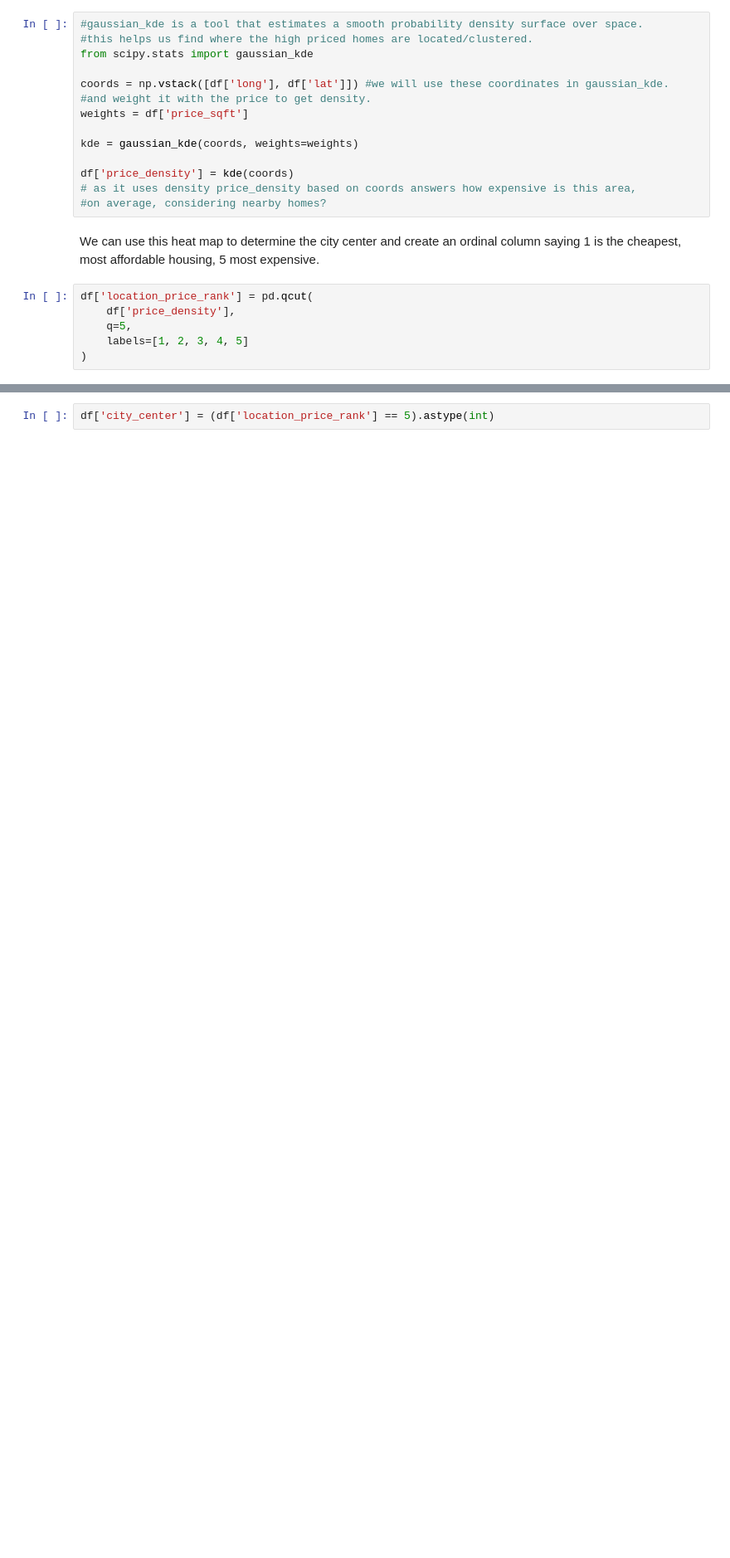
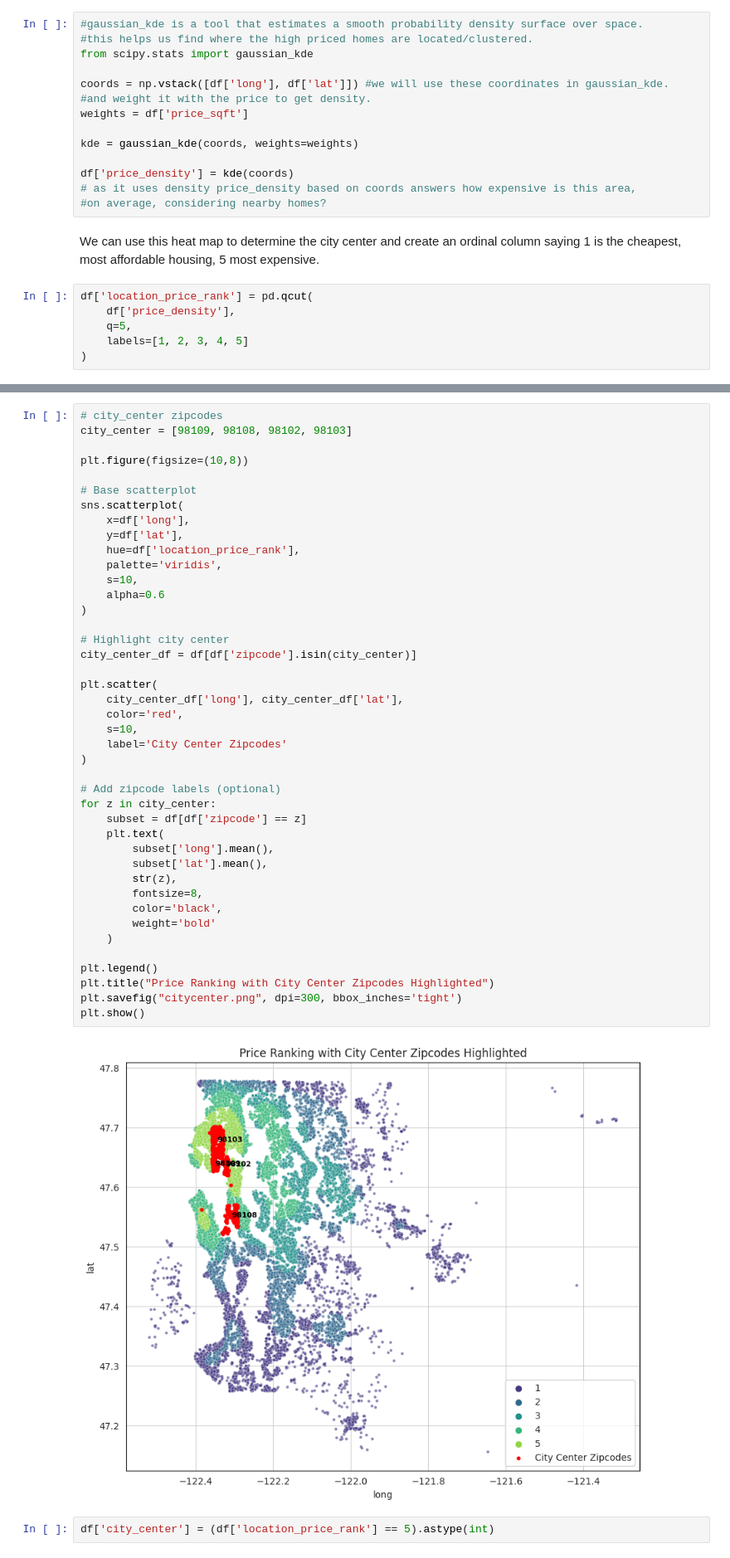
Before and after one commit to ozzienobayrak/housing_market, a Jupyter notebook: housingmarket_project.ipynb, the cells around one changed output, grey strips where cells are left out. Shown at 83% size. Saved outputs shown, nothing was run; the diff lists cells and outputs as text; blank space fills up the shorter version.

```diff
--- a/housingmarket_project.ipynb
+++ b/housingmarket_project.ipynb
@@ -754,2 +852,46 @@ plt.show()
+# %%
+# city_center zipcodes
+city_center = [98109, 98108, 98102, 98103]
+
+plt.figure(figsize=(10,8))
+
+# Base scatterplot
+sns.scatterplot(
+    x=df['long'],
+    y=df['lat'],
+    hue=df['location_price_rank'],
+    palette='viridis',
+    s=10,
+    alpha=0.6
+)
+
+# Highlight city center
+city_center_df = df[df['zipcode'].isin(city_center)]
+
+plt.scatter(
+    city_center_df['long'], city_center_df['lat'],
+    color='red',
+    s=10,
+    label='City Center Zipcodes'
+)
+
+# Add zipcode labels (optional)
+for z in city_center:
+    subset = df[df['zipcode'] == z]
+    plt.text(
+        subset['long'].mean(),
+        subset['lat'].mean(),
+        str(z),
+        fontsize=8,
+        color='black',
+        weight='bold'
+    )
+
+plt.legend()
+plt.title("Price Ranking with City Center Zipcodes Highlighted")
+plt.savefig("citycenter.png", dpi=300, bbox_inches='tight')
+plt.show()
+# %% [output]
+[figure, added]
 # %%
 df['city_center'] = (df['location_price_rank'] == 5).astype(int)
```
Also changed, not shown: parts of 37 cells of this notebook.
